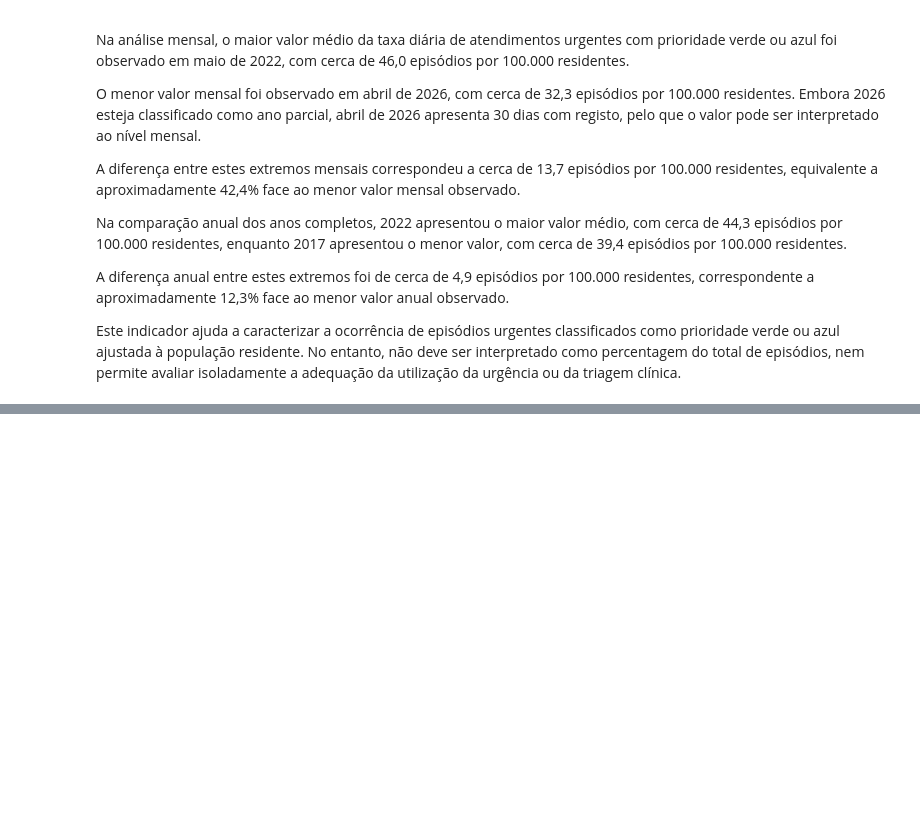
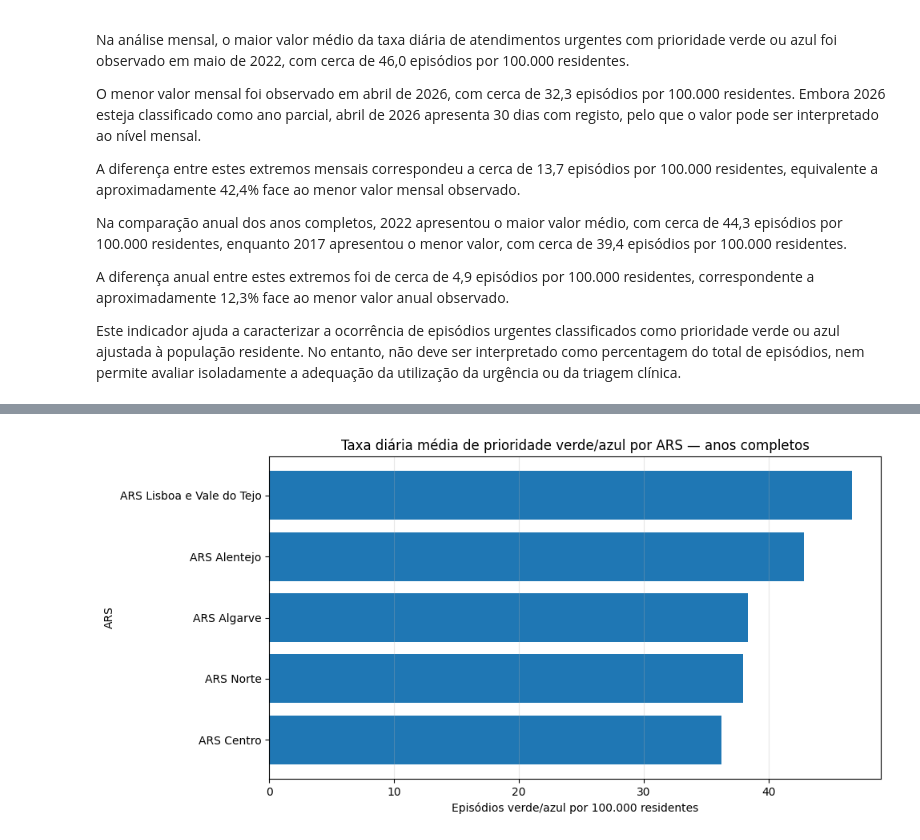
Before and after one commit to ivomargarido/ed-crowding-sns-portugal, a Jupyter notebook: notebooks/01_eda_monitorizacao_urgencias_sns.ipynb, the cells around one changed output, grey strips where cells are left out. Saved outputs shown, nothing was run; the diff lists cells and outputs as text; code cells hidden in the pictures; blank space fills up the shorter version.

```diff
--- a/notebooks/01_eda_monitorizacao_urgencias_sns.ipynb
+++ b/notebooks/01_eda_monitorizacao_urgencias_sns.ipynb
@@ -1831,0 +2121,37 @@ Este indicador ajuda a caracterizar a ocorrência de episódios urgentes classif
+# %%
+# Cria uma tabela ordenada pela taxa diária média de prioridade verde/azul
+df_plot_prioridade_regional = df_regional_resumo.sort_values(
+    "prioridade_verde_azul_media",
+    ascending=True
+)
+
+# Cria a figura e o eixo do gráfico
+fig, ax = plt.subplots(figsize=(10, 5))
+
+# Cria um gráfico de barras horizontal com a taxa diária média de prioridade verde/azul por ARS
+ax.barh(
+    df_plot_prioridade_regional["regiao_ars"],
+    df_plot_prioridade_regional["prioridade_verde_azul_media"]
+)
+
+# Define título e nomes dos eixos
+ax.set_title("Taxa diária média de prioridade verde/azul por ARS — anos completos")
+ax.set_xlabel("Episódios verde/azul por 100.000 residentes")
+ax.set_ylabel("ARS")
+
+# Adiciona grelha vertical para facilitar a leitura
+ax.grid(axis="x", alpha=0.3)
+
+# Ajusta o layout do gráfico
+plt.tight_layout()
+
+# Guarda o gráfico em formato PNG para usar no relatório e no GitHub
+plt.savefig(
+    FIGURES_DIR / "taxa_media_prioridade_verde_azul_por_ars_anos_completos.png",
+    dpi=300
+)
+
+# Mostra o gráfico no notebook
+plt.show()
+# %% [output]
+[figure, added]
```
Also changed, not shown: parts of 16 cells of this notebook, 5 other files.
